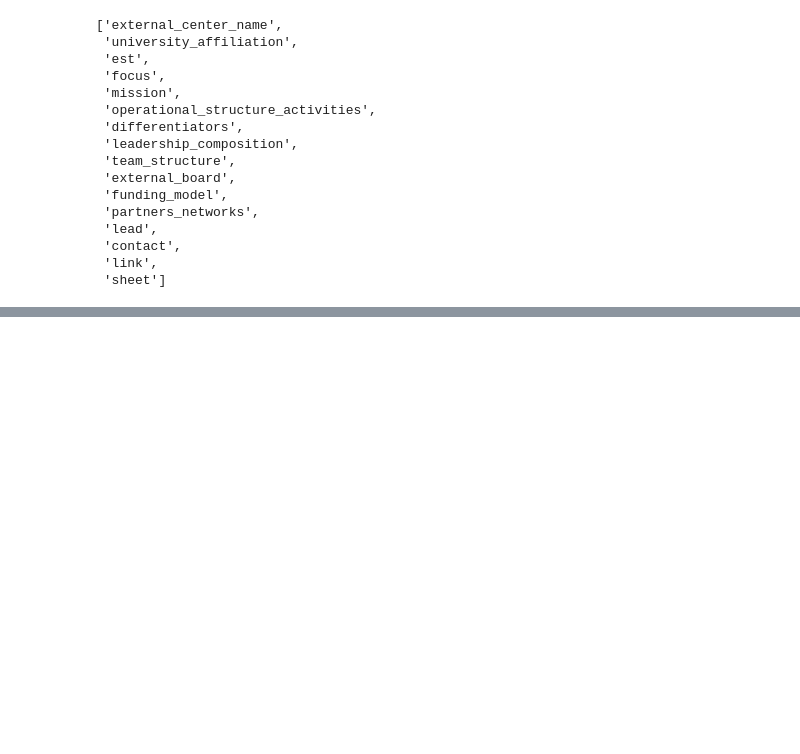
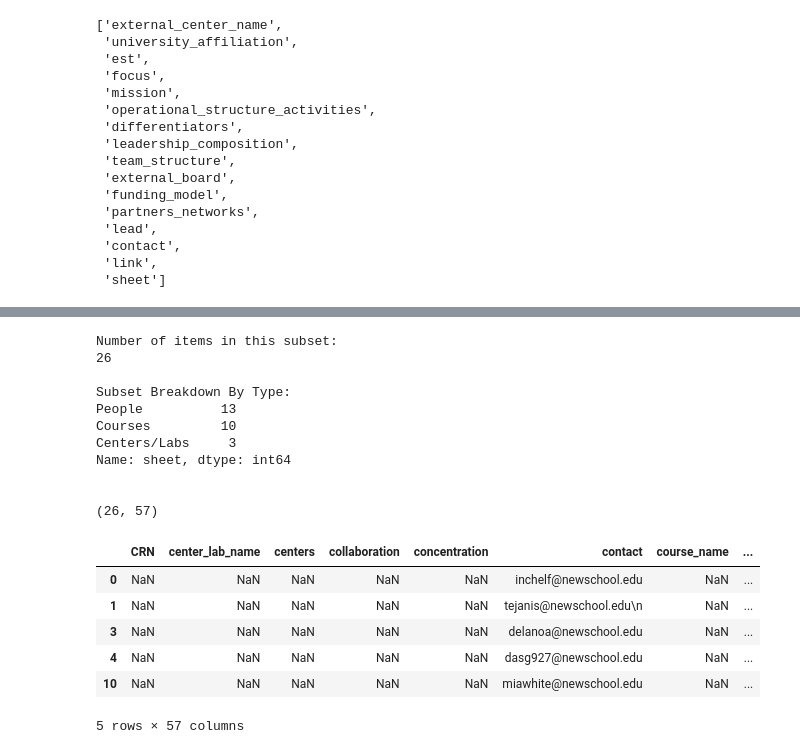
Before and after one commit to 3milychu/csmi-data, a Jupyter notebook: data/Data Structure.ipynb, the cells around one changed output, grey strips where cells are left out. Drawn from its saved outputs; the diff is of its cells as text; code cells hidden in the pictures; blank space fills up the shorter version.

```diff
--- a/data/Data Structure.ipynb
+++ b/data/Data Structure.ipynb
@@ -248,0 +342,29 @@ list(df6)
+# %%
+#Race and Movements
+subset2 = df.loc[(df['tag2'] == 1.0) & (df['tag4'] == 1.0) ]
+print("Number of items in this subset: ")
+print(len(subset2))
+print("\nSubset Breakdown By Type:")
+print(subset2['sheet'].value_counts())
+print("\n")
+print(subset2.shape)
+subset2.head()
+# %% [output]
+Number of items in this subset:
+26
+
+Subset Breakdown By Type:
+People          13
+Courses         10
+Centers/Labs     3
+Name: sheet, dtype: int64
+
+
+(26, 57)
+|  | CRN | center_lab_name | centers | collaboration | concentration | contact | course_name | ... |
+| 0 | NaN | NaN | NaN | NaN | NaN | inchelf@newschool.edu | NaN | ... |
+| 1 | NaN | NaN | NaN | NaN | NaN | tejanis@newschool.edu\n | NaN | ... |
+| 3 | NaN | NaN | NaN | NaN | NaN | delanoa@newschool.edu | NaN | ... |
+| 4 | NaN | NaN | NaN | NaN | NaN | dasg927@newschool.edu | NaN | ... |
+| 10 | NaN | NaN | NaN | NaN | NaN | miawhite@newschool.edu | NaN | ... |
+5 rows × 57 columns
```
Also changed, not shown: parts of 23 cells of this notebook, 22 other files.
